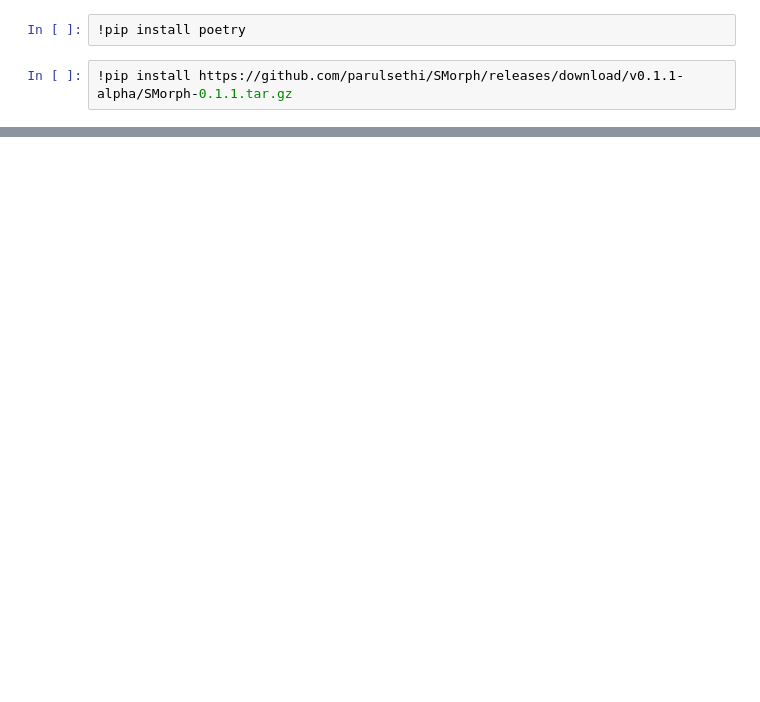
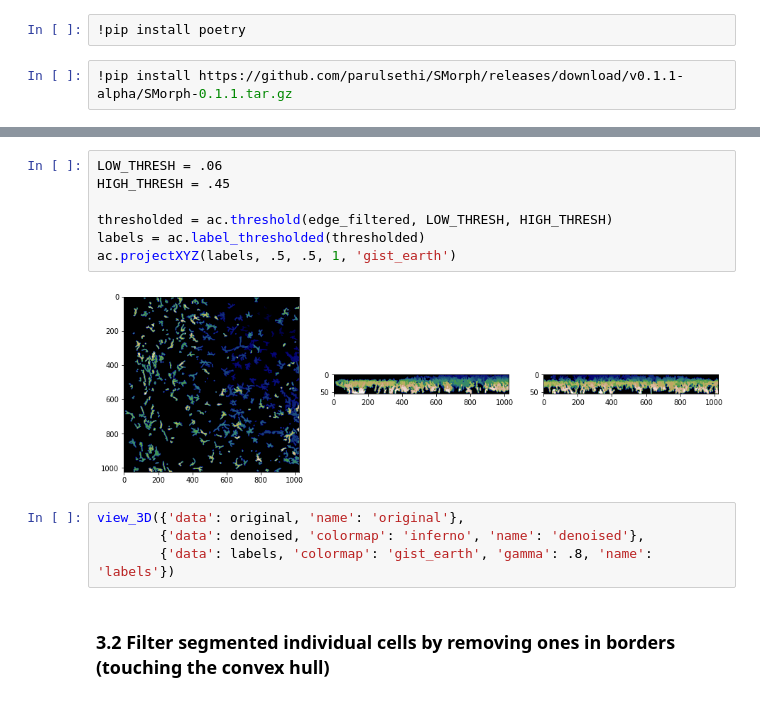
Before and after one commit to swanandlab/SMorph, a Jupyter notebook: autocrop.ipynb, the cells around one changed output, grey strips where cells are left out. Drawn from its saved outputs; the diff is of its cells as text; blank space fills up the shorter version.

```diff
--- a/autocrop.ipynb
+++ b/autocrop.ipynb
@@ -164,0 +60,15 @@ ac.export_cells(CONFOCAL_TISSUE_IMAGE, LOW_VOLUME_CUTOFF, HIGH_VOLUME_CUTOFF, OU
+# %%
+LOW_THRESH = .06
+HIGH_THRESH = .45
+
+thresholded = ac.threshold(edge_filtered, LOW_THRESH, HIGH_THRESH)
+labels = ac.label_thresholded(thresholded)
+ac.projectXYZ(labels, .5, .5, 1, 'gist_earth')
+# %% [output]
+[figure, added]
+# %%
+view_3D({'data': original, 'name': 'original'},
+        {'data': denoised, 'colormap': 'inferno', 'name': 'denoised'},
+        {'data': labels, 'colormap': 'gist_earth', 'gamma': .8, 'name': 'labels'})
+# %% [markdown]
+### 3.2 Filter segmented individual cells by removing ones in borders (touching the convex hull)
```
Also changed, not shown: parts of 49 cells of this notebook, 4 other files.
